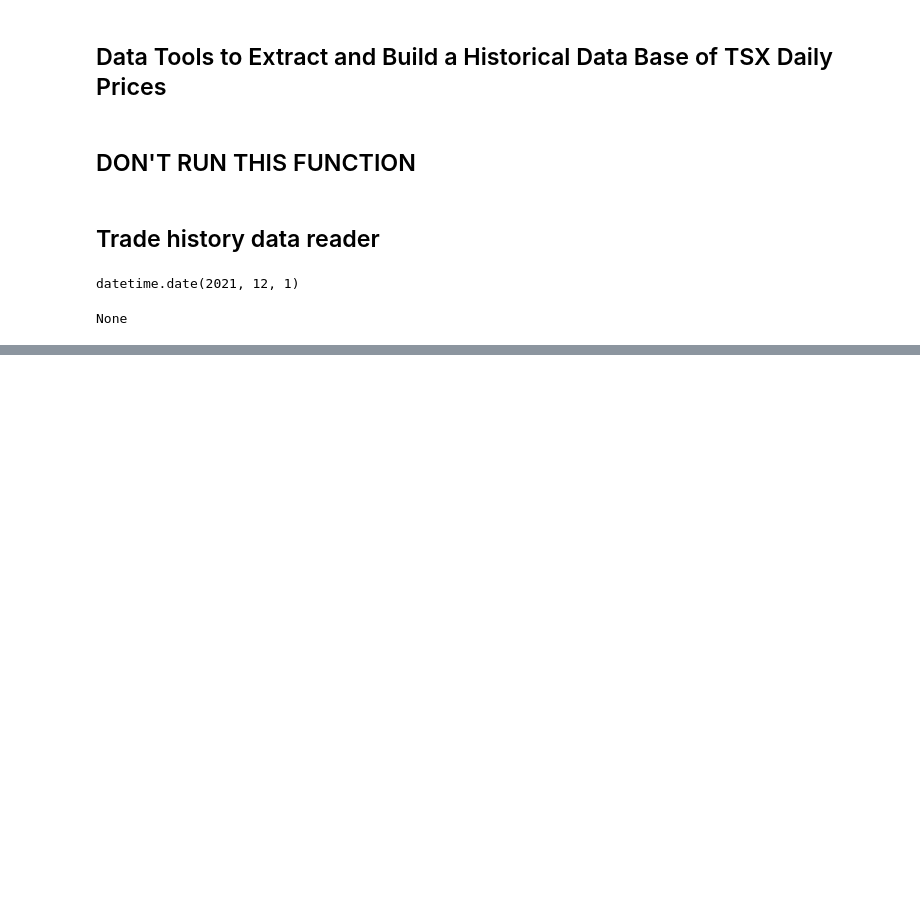
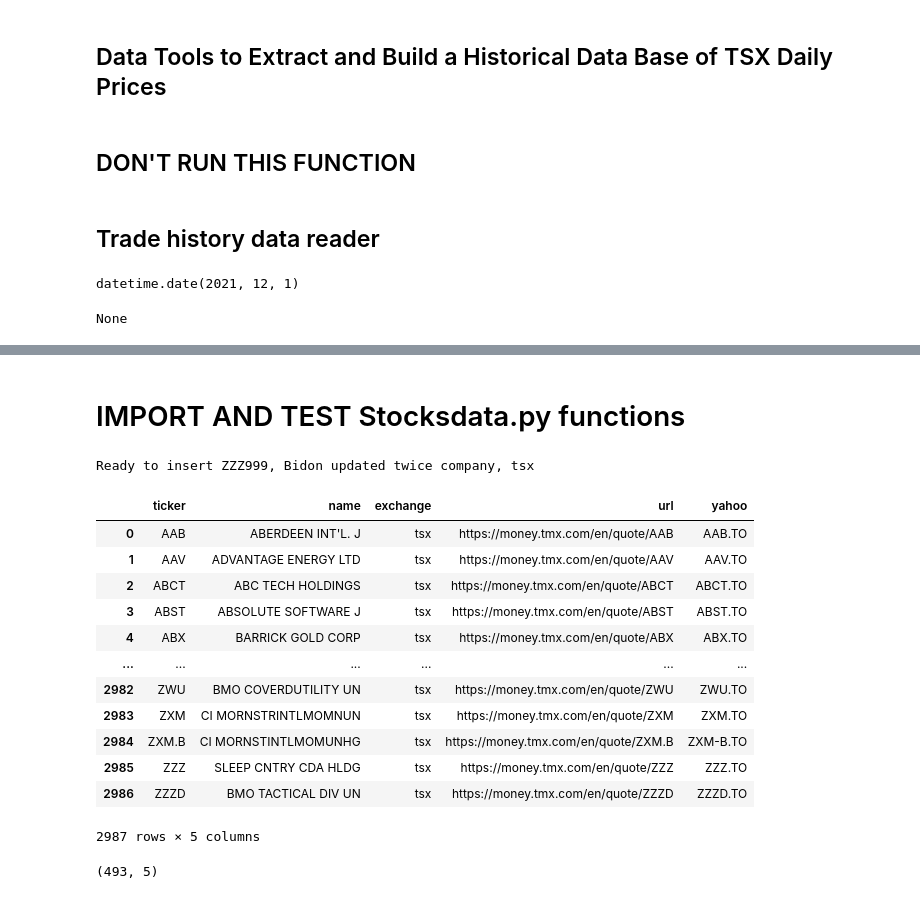
Before and after one commit to poivronjaune/stock_screener, a Jupyter notebook: DataTrials.ipynb, the cells around one changed output, grey strips where cells are left out. Saved outputs shown, nothing was run; the diff lists cells and outputs as text; code cells hidden in the pictures; blank space fills up the shorter version.

Commit message:
Symbols Update implemeted

```diff
--- a/DataTrials.ipynb
+++ b/DataTrials.ipynb
@@ -277,0 +363,5 @@ data_df_7
+# %% [markdown]
+# IMPORT AND TEST Stocksdata.py functions
+# %%
+from stocksdata import *
+stocks_data = StocksData(db=".\TSX_Prices.sqlite")
@@ -277,0 +371,25 @@ data_df_7
+# %%
+stocks_data.update_symbol("ZZZ999","Bidon updated twice company","tsx")
+# %% [output]
+Ready to insert ZZZ999, Bidon updated twice company, tsx
+# %%
+df2 = stocks_data.get_symbols()
+df2
+# %% [output]
+|  | ticker | name | exchange | url | yahoo |
+| 0 | AAB | ABERDEEN INT'L. J | tsx | https://money.tmx.com/en/quote/AAB | AAB.TO |
+| 1 | AAV | ADVANTAGE ENERGY LTD | tsx | https://money.tmx.com/en/quote/AAV | AAV.TO |
+| 2 | ABCT | ABC TECH HOLDINGS | tsx | https://money.tmx.com/en/quote/ABCT | ABCT.TO |
+| 3 | ABST | ABSOLUTE SOFTWARE J | tsx | https://money.tmx.com/en/quote/ABST | ABST.TO |
+| 4 | ABX | BARRICK GOLD CORP | tsx | https://money.tmx.com/en/quote/ABX | ABX.TO |
+| ... | ... | ... | ... | ... | ... |
+| 2982 | ZWU | BMO COVERDUTILITY UN | tsx | https://money.tmx.com/en/quote/ZWU | ZWU.TO |
+| 2983 | ZXM | CI MORNSTRINTLMOMNUN | tsx | https://money.tmx.com/en/quote/ZXM | ZXM.TO |
+| 2984 | ZXM.B | CI MORNSTINTLMOMUNHG | tsx | https://money.tmx.com/en/quote/ZXM.B | ZXM-B.TO |
+| 2985 | ZZZ | SLEEP CNTRY CDA HLDG | tsx | https://money.tmx.com/en/quote/ZZZ | ZZZ.TO |
+| 2986 | ZZZD | BMO TACTICAL DIV UN | tsx | https://money.tmx.com/en/quote/ZZZD | ZZZD.TO |
+2987 rows × 5 columns
+# %%
+df2.loc[df2["exchange"] == "tsxv"].shape
+# %% [output]
+(493, 5)
```
Also changed, not shown: parts of 14 cells of this notebook, 5 other files.
